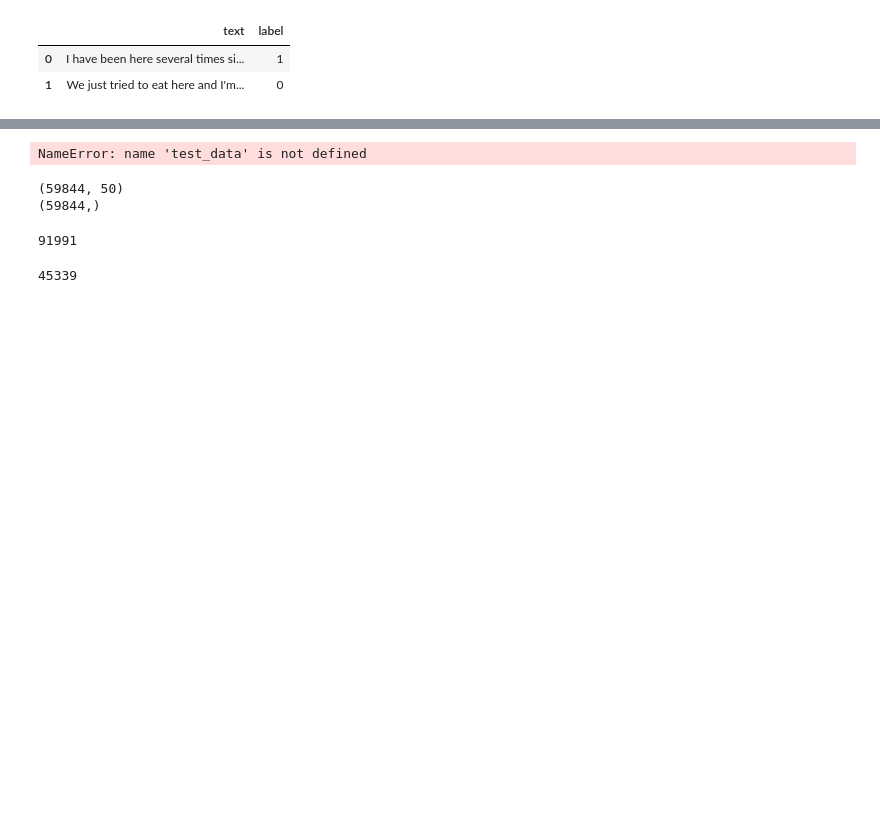
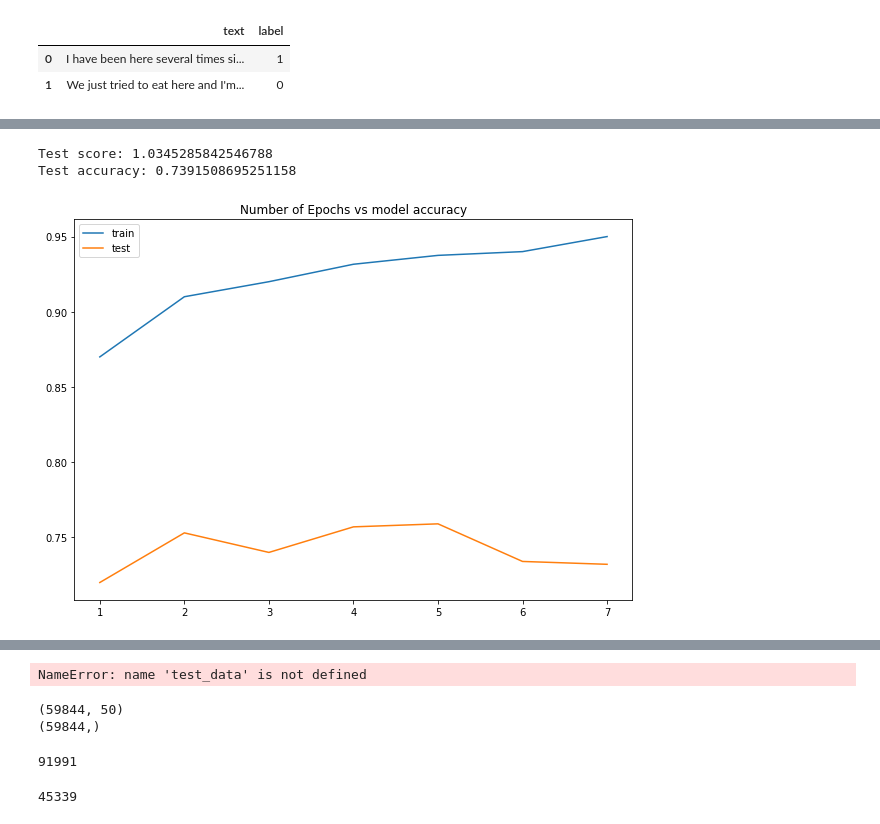
Before and after one commit to Purvi-Rekh/Yelp-review-usefulness-prediction-and-restaurant-recommender, a Jupyter notebook: sage_maker_nlp.ipynb, the cells around one changed output, grey strips where cells are left out. Saved outputs shown, nothing was run; the diff lists cells and outputs as text; code cells hidden in the pictures; blank space fills up the shorter version.

```diff
--- a/sage_maker_nlp.ipynb
+++ b/sage_maker_nlp.ipynb
@@ -254,0 +274,10 @@ model.fit(train_data,y_train,epochs=3,validation_data=(test_set,test_labels),bat
+# %%
+score = model.evaluate(finaltest_data, test_labels, verbose=0)
+print('Test score:', score[0])
+print('Test accuracy:', score[1])
+
+y_pred = model.predict(finaltest_data)
+y_pred_labels = (y_pred > 0.5).astype(np.int)
+# %% [output]
+Test score: 1.0345285842546788
+Test accuracy: 0.7391508695251158
@@ -254,0 +286,12 @@ model.fit(train_data,y_train,epochs=3,validation_data=(test_set,test_labels),bat
+# %%
+train_accuracy = np.array([0.87,0.91,0.92,0.9316,0.9375,0.94,0.95])
+test_accuracy = np.array([0.72,0.753,0.74,0.757,0.759,0.734,0.7321])
+epocs = np.array([1,2,3,4,5,6,7])
+fig, ax = plt.subplots(figsize=(10,7))
+plt.plot(epocs,train_accuracy,label="train")
+plt.plot(epocs,test_accuracy,label="test")
+plt.title("Number of Epochs vs model accuracy")
+plt.legend()
+plt.savefig("fig/accuracy")
+# %% [output]
+[figure, added]
```
Also changed, not shown: parts of 17 cells of this notebook.
